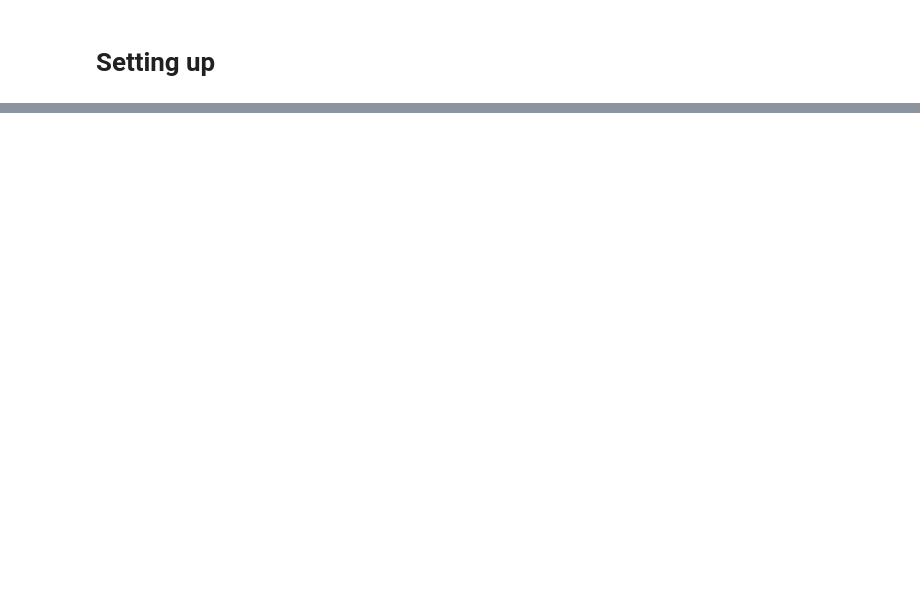
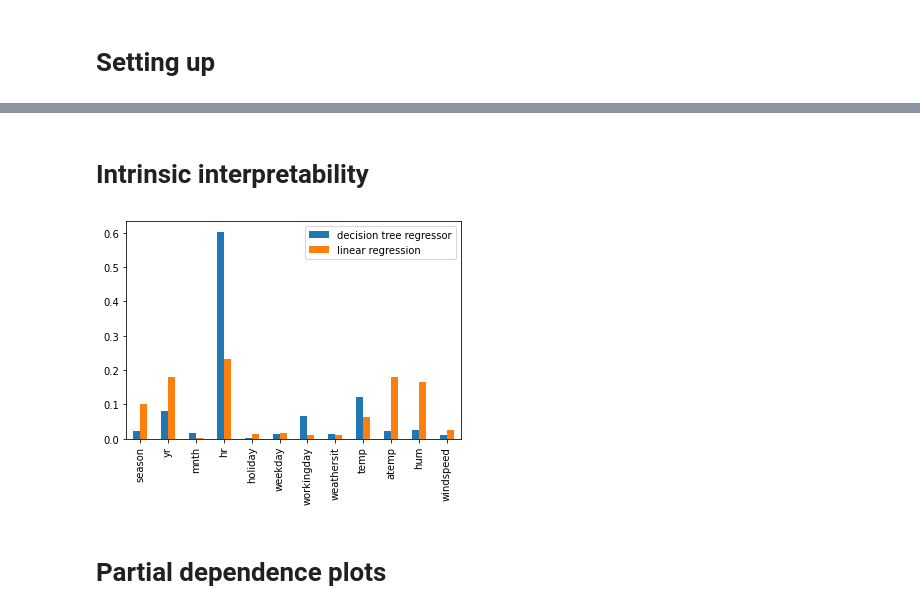
Before and after one commit to GertjanDS/MachineLearning, a Jupyter notebook: regression_bikes.ipynb, the cells around one changed output, grey strips where cells are left out. Saved outputs shown, nothing was run; the diff lists cells and outputs as text; code cells hidden in the pictures; blank space fills up the shorter version.

```diff
--- a/regression_bikes.ipynb
+++ b/regression_bikes.ipynb
@@ -153,11 +89,0 @@ Lasso and Ridge give the same errors
-# %%
-model_name = "linear regression"
-parameters = {}
-linreg = LinearRegression()
-
-clf = find_best_model(linreg, parameters, X_train, y_train)
-print_errors(clf, model_name, X_test, y_test)
-
-model = clf.best_estimator_
-models[model_name] = model
-model
@@ -247,12 +89,0 @@ print(X_train.shape)
-# %%
-model_name = "k-nearest neighbors"
-parameters = {'n_neighbors': np.arange(1, 11, 1), 'weights': ('uniform', 'distance')}
-# parameters = {'n_neighbors': np.arange(1, 13903, ), 'weights': ('uniform', 'distance')}
-kNN = KNeighborsRegressor()
-
-clf = find_best_model(kNN, parameters, X_train, y_train)
-print_errors(clf, model_name, X_test, y_test)
-
-model = clf.best_estimator_
-models[model_name] = model
-model
@@ -348,6 +112,8 @@ model.compile(optimizer='adam',
                 loss="mean_absolute_error",
                 metrics=['mean_squared_error'])
 
-n_epochs = 400
+n_epochs = 600
 history = model.fit(X_train, y_train, batch_size=BATCH_SIZE, epochs=n_epochs, validation_data=(X_val, y_val)) # validation_split=0.2)
+
+models["neural network"] = model
 # %% [output]
@@ -423,0 +147,15 @@ Using 300 background data samples could cause slower run times. Consider using s
+# %% [markdown]
+# Intrinsic interpretability
+# %%
+dtr_feat_imps = models["decision tree regressor"].feature_importances_
+
+linreg_coefs = models["linear regression"].coef_
+linreg_feat_imps = np.abs(linreg_coefs) / np.sum(np.abs(linreg_coefs))
+
+feat_imps = pd.DataFrame({"decision tree regressor": dtr_feat_imps, "linear regression": linreg_feat_imps}, index=feature_names)
+feat_imps.plot.bar()
+plt.show()
+# %% [output]
+[figure, added]
+# %% [markdown]
+# Partial dependence plots
```
Also changed, not shown: parts of 58 cells of this notebook, 5 other files.
